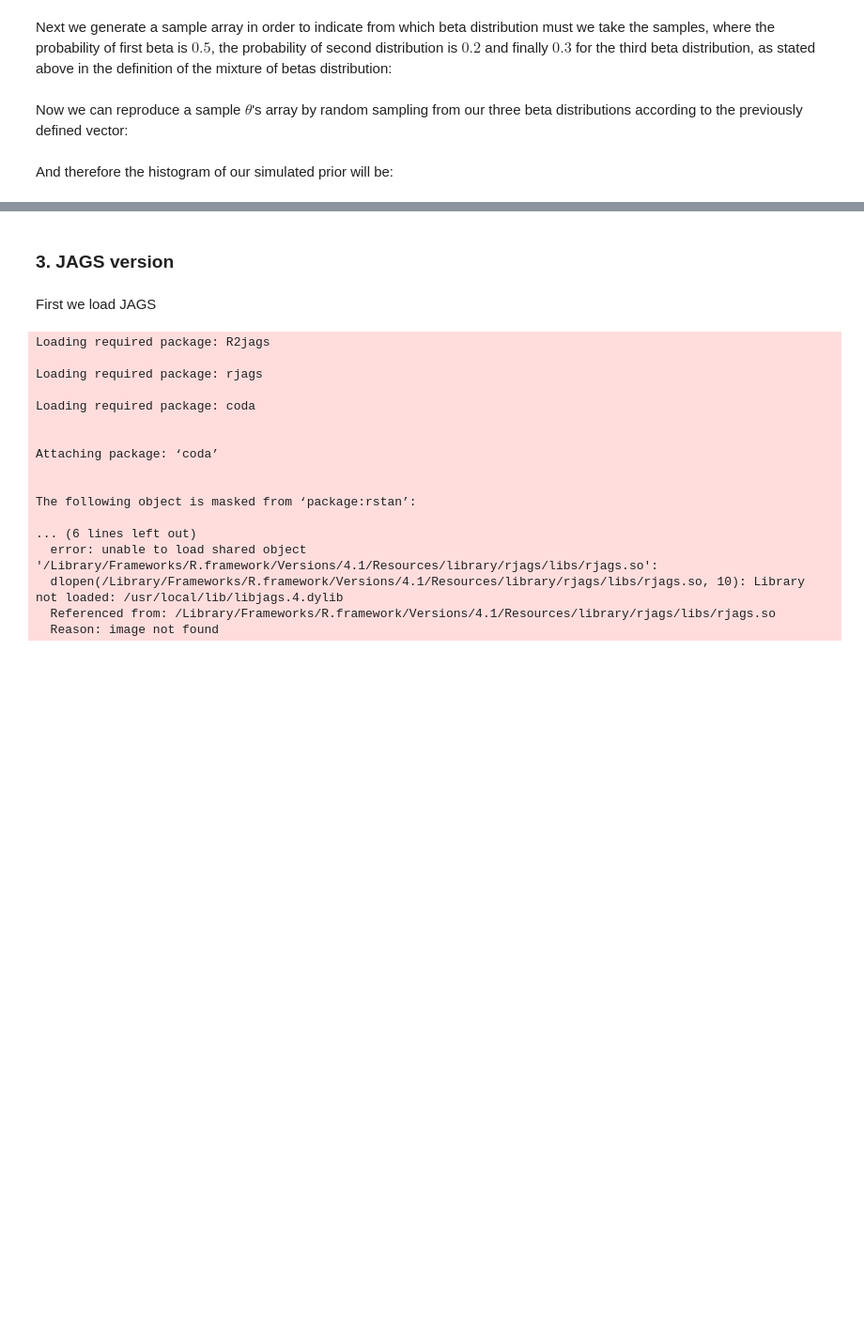
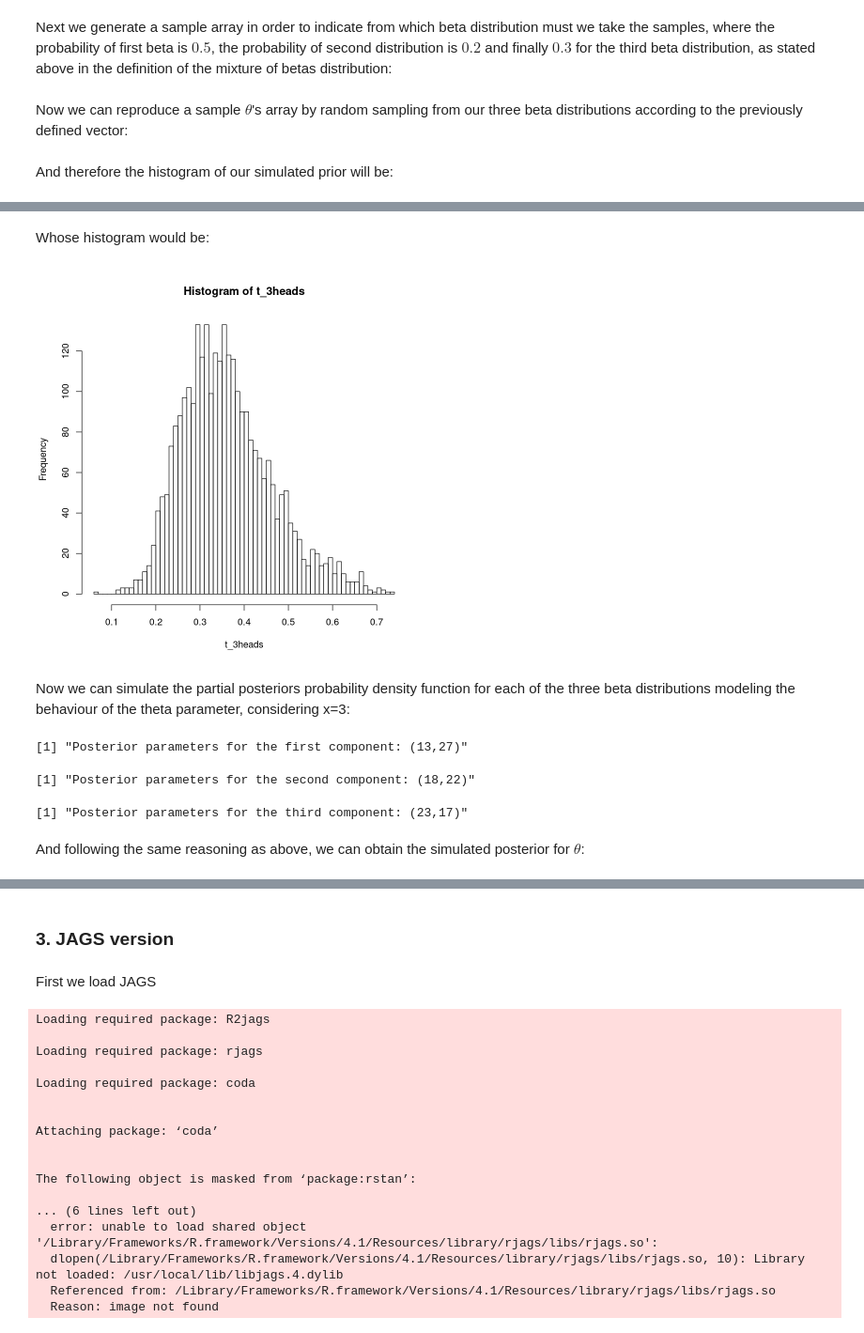
Before and after one commit to claudia-hm/BSPP, a Jupyter notebook: 2021-2022.Homework.01.Statements.ipynb, the cells around one changed output, grey strips where cells are left out. Shown at 94% size. Saved outputs shown, nothing was run; the diff lists cells and outputs as text; code cells hidden in the pictures; blank space fills up the shorter version.

```diff
--- a/2021-2022.Homework.01.Statements.ipynb
+++ b/2021-2022.Homework.01.Statements.ipynb
@@ -506,0 +496,10 @@ hist(thetas.m.heads, breaks=50, freq=FALSE, main = "Histogram of thetas producin
+# %%
+t_3heads <- theta[heads == 3]
+# %% [markdown]
+Whose histogram would be:
+# %%
+hist(t_3heads, breaks=50)
+# %% [output]
+[figure, added]
+# %% [markdown]
+Now we can simulate the partial posteriors probability density function for each of the three beta distributions modeling the behaviour of the theta parameter, considering x=3:
@@ -506,0 +513,10 @@ hist(thetas.m.heads, breaks=50, freq=FALSE, main = "Histogram of thetas producin
+# %%
+sprintf("Posterior parameters for the first component: (%2.0d,%2.0d)",posterior.a1,posterior.b1)
+sprintf("Posterior parameters for the second component: (%2.0d,%2.0d)",posterior.a2,posterior.b2)
+sprintf("Posterior parameters for the third component: (%2.0d,%2.0d)",posterior.a3,posterior.b3)
+# %% [output]
+[1] "Posterior parameters for the first component: (13,27)"
+[1] "Posterior parameters for the second component: (18,22)"
+[1] "Posterior parameters for the third component: (23,17)"
+# %% [markdown]
+And following the same reasoning as above, we can obtain the simulated posterior for $\theta$:
```
Also changed, not shown: parts of 24 cells of this notebook.
